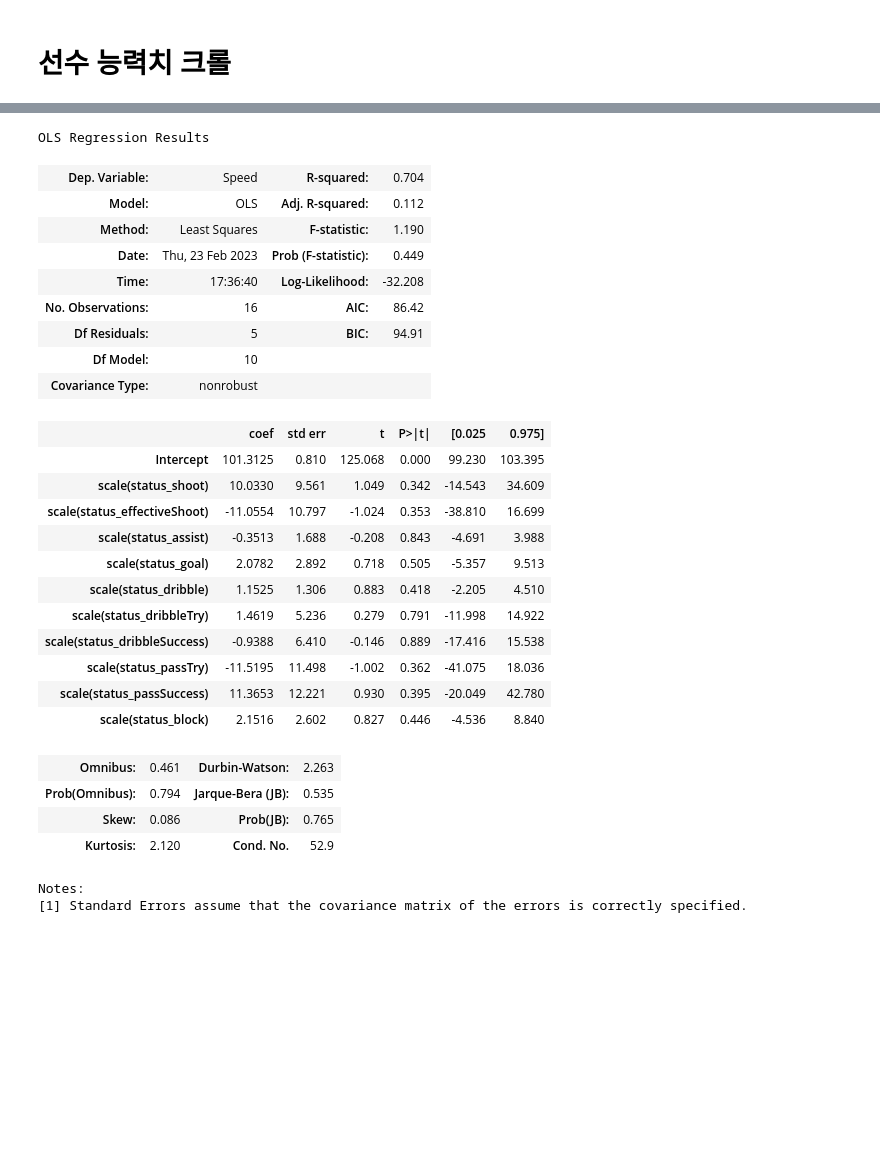
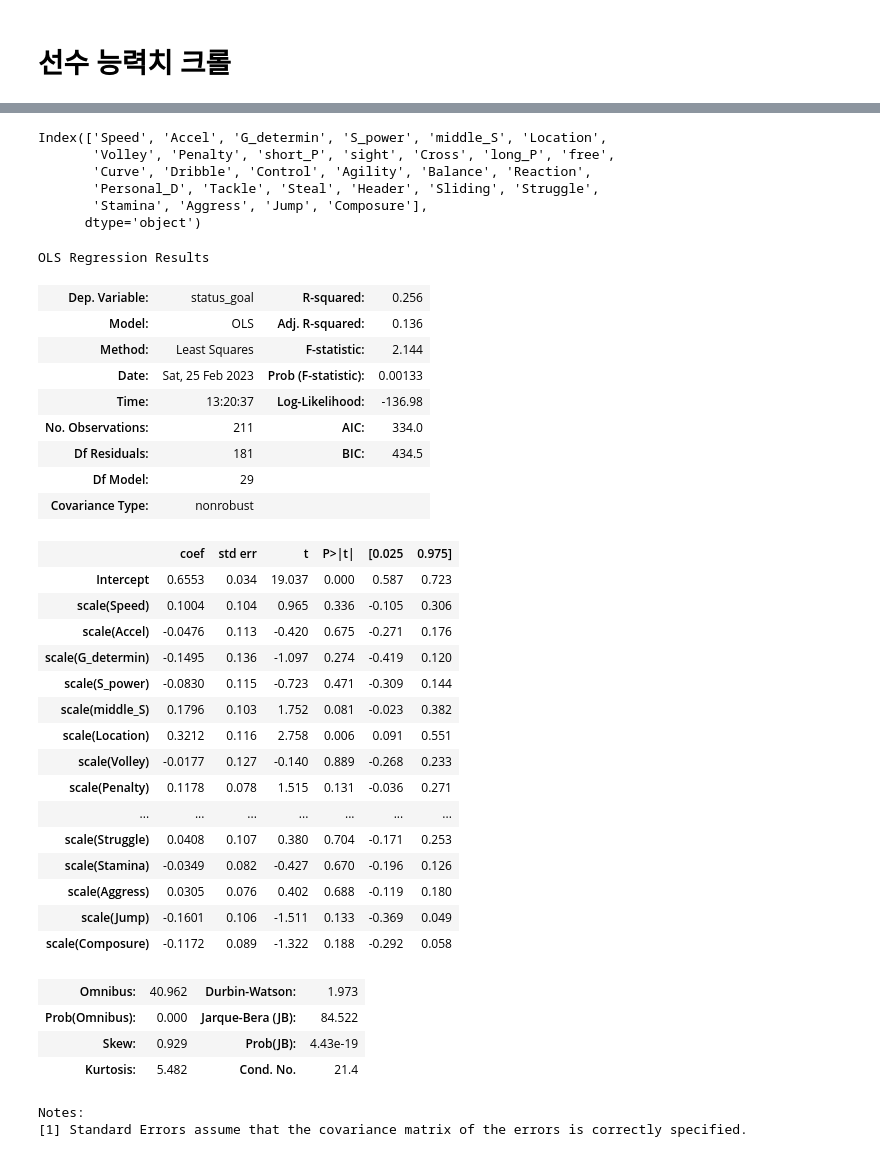
Before and after one commit to jikukjs/FiFa4_API_project, a Jupyter notebook: final_code.ipynb, the cells around one changed output, grey strips where cells are left out. Cells and saved outputs as stored; diff of their text form; code cells hidden in the pictures; blank space fills up the shorter version.

```diff
--- a/final_code.ipynb
+++ b/final_code.ipynb
@@ -88,0 +135,3 @@ recent_rankers_players_record
+# %%
+recent_rankers_players_data = rankers_players_data.query("`status.matchCount` >= 20")
+recent_rankers_players_data
@@ -117,7 +180,7 @@ def players_ability_func(spid):
 # %%
 def players_ability_data_func(no_ID ):
     players_ability = pd.DataFrame()
-    for spid in tqdm(no_ID ):
+    for spid in no_ID:
         ability_list,ability_name_list = players_ability_func(int(spid))
         temp = pd.DataFrame(ability_list,index=ability_name_list, columns=[spid])
         temp = temp.transpose()
@@ -129,6 +192,7 @@ def players_ability_data_func(no_ID ):
     return players_ability
 # %%
 players_ability = players_ability_data_func(no_duplicates_ID)
+players_ability = players_ability.iloc[:, :30]
 # %%
 players_ranker_position_data = list(recent_rankers_players_record.drop_duplicates(subset='spPosition').spPosition)
 players_ranker_position_data
@@ -137,5 +217,5 @@ players_ranker_position_data
 # %%
-recent_players_data_about_po = recent_rankers_players_data.query('spPosition==26')
+recent_players_data_about_po = recent_rankers_players_data.query('spPosition==21')
 recent_players_data_about_po_num =pd.concat([recent_players_data_about_po.iloc[:,0], recent_players_data_about_po.iloc[:,3:13]], axis=1)
 
 players_po_data_from_ability_and_ranker = recent_players_data_about_po_num.merge(players_ability, how= 'inner')
@@ -163,38 +255,51 @@ players_po_data_from_ability_and_ranker
+# %%
+players_po_data_from_ability_and_ranker.columns[11:]
+#players_po_data_from_ability_and_ranker.columns[1:11]
+# %% [output]
+Index(['Speed', 'Accel', 'G_determin', 'S_power', 'middle_S', 'Location',
+       'Volley', 'Penalty', 'short_P', 'sight', 'Cross', 'long_P', 'free',
+       'Curve', 'Dribble', 'Control', 'Agility', 'Balance', 'Reaction',
+       'Personal_D', 'Tackle', 'Steal', 'Header', 'Sliding', 'Struggle',
+       'Stamina', 'Aggress', 'Jump', 'Composure'],
+      dtype='object')
 # %%
 scaled_features = ' + '.join([
     f'scale({column})'
     for column
-    in players_po_data_from_ability_and_ranker.columns[1:11]
-])
+    in players_po_data_from_ability_and_ranker.columns[11:]])
 
-model = sm.OLS.from_formula(f'Speed ~ {scaled_features}', players_po_data_from_ability_and_ranker).fit()
+model = sm.OLS.from_formula(f'status_goal ~ {scaled_features}', players_po_data_from_ability_and_ranker).fit()
 model.summary()
 # %% [output]
 OLS Regression Results
-| Dep. Variable: | Speed | R-squared: | 0.704 |
-| Model: | OLS | Adj. R-squared: | 0.112 |
-| Method: | Least Squares | F-statistic: | 1.190 |
-| Date: | Thu, 23 Feb 2023 | Prob (F-statistic): | 0.449 |
-| Time: | 17:36:40 | Log-Likelihood: | -32.208 |
-| No. Observations: | 16 | AIC: | 86.42 |
-| Df Residuals: | 5 | BIC: | 94.91 |
-| Df Model: | 10 |  |  |
+| Dep. Variable: | status_goal | R-squared: | 0.256 |
+| Model: | OLS | Adj. R-squared: | 0.136 |
+| Method: | Least Squares | F-statistic: | 2.144 |
+| Date: | Sat, 25 Feb 2023 | Prob (F-statistic): | 0.00133 |
+| Time: | 13:20:37 | Log-Likelihood: | -136.98 |
+| No. Observations: | 211 | AIC: | 334.0 |
+| Df Residuals: | 181 | BIC: | 434.5 |
+| Df Model: | 29 |  |  |
 | Covariance Type: | nonrobust |  |  |
 |  | coef | std err | t | P>|t| | [0.025 | 0.975] |
-| Intercept | 101.3125 | 0.810 | 125.068 | 0.000 | 99.230 | 103.395 |
-| scale(status_shoot) | 10.0330 | 9.561 | 1.049 | 0.342 | -14.543 | 34.609 |
-| scale(status_effectiveShoot) | -11.0554 | 10.797 | -1.024 | 0.353 | -38.810 | 16.699 |
-| scale(status_assist) | -0.3513 | 1.688 | -0.208 | 0.843 | -4.691 | 3.988 |
-| scale(status_goal) | 2.0782 | 2.892 | 0.718 | 0.505 | -5.357 | 9.513 |
-| scale(status_dribble) | 1.1525 | 1.306 | 0.883 | 0.418 | -2.205 | 4.510 |
-| scale(status_dribbleTry) | 1.4619 | 5.236 | 0.279 | 0.791 | -11.998 | 14.922 |
-| scale(status_dribbleSuccess) | -0.9388 | 6.410 | -0.146 | 0.889 | -17.416 | 15.538 |
-| scale(status_passTry) | -11.5195 | 11.498 | -1.002 | 0.362 | -41.075 | 18.036 |
-| scale(status_passSuccess) | 11.3653 | 12.221 | 0.930 | 0.395 | -20.049 | 42.780 |
-| scale(status_block) | 2.1516 | 2.602 | 0.827 | 0.446 | -4.536 | 8.840 |
+| Intercept | 0.6553 | 0.034 | 19.037 | 0.000 | 0.587 | 0.723 |
+| scale(Speed) | 0.1004 | 0.104 | 0.965 | 0.336 | -0.105 | 0.306 |
+| scale(Accel) | -0.0476 | 0.113 | -0.420 | 0.675 | -0.271 | 0.176 |
+| scale(G_determin) | -0.1495 | 0.136 | -1.097 | 0.274 | -0.419 | 0.120 |
+| scale(S_power) | -0.0830 | 0.115 | -0.723 | 0.471 | -0.309 | 0.144 |
+| scale(middle_S) | 0.1796 | 0.103 | 1.752 | 0.081 | -0.023 | 0.382 |
+| scale(Location) | 0.3212 | 0.116 | 2.758 | 0.006 | 0.091 | 0.551 |
+| scale(Volley) | -0.0177 | 0.127 | -0.140 | 0.889 | -0.268 | 0.233 |
+| scale(Penalty) | 0.1178 | 0.078 | 1.515 | 0.131 | -0.036 | 0.271 |
+| ... | ... | ... | ... | ... | ... | ... |
+| scale(Struggle) | 0.0408 | 0.107 | 0.380 | 0.704 | -0.171 | 0.253 |
+| scale(Stamina) | -0.0349 | 0.082 | -0.427 | 0.670 | -0.196 | 0.126 |
+| scale(Aggress) | 0.0305 | 0.076 | 0.402 | 0.688 | -0.119 | 0.180 |
+| scale(Jump) | -0.1601 | 0.106 | -1.511 | 0.133 | -0.369 | 0.049 |
+| scale(Composure) | -0.1172 | 0.089 | -1.322 | 0.188 | -0.292 | 0.058 |
-| Omnibus: | 0.461 | Durbin-Watson: | 2.263 |
-| Prob(Omnibus): | 0.794 | Jarque-Bera (JB): | 0.535 |
-| Skew: | 0.086 | Prob(JB): | 0.765 |
-| Kurtosis: | 2.120 | Cond. No. | 52.9 |
+| Omnibus: | 40.962 | Durbin-Watson: | 1.973 |
+| Prob(Omnibus): | 0.000 | Jarque-Bera (JB): | 84.522 |
+| Skew: | 0.929 | Prob(JB): | 4.43e-19 |
+| Kurtosis: | 5.482 | Cond. No. | 21.4 |
 Notes:
 [1] Standard Errors assume that the covariance matrix of the errors is correctly specified.
```
Also changed, not shown: parts of 9 cells of this notebook.
